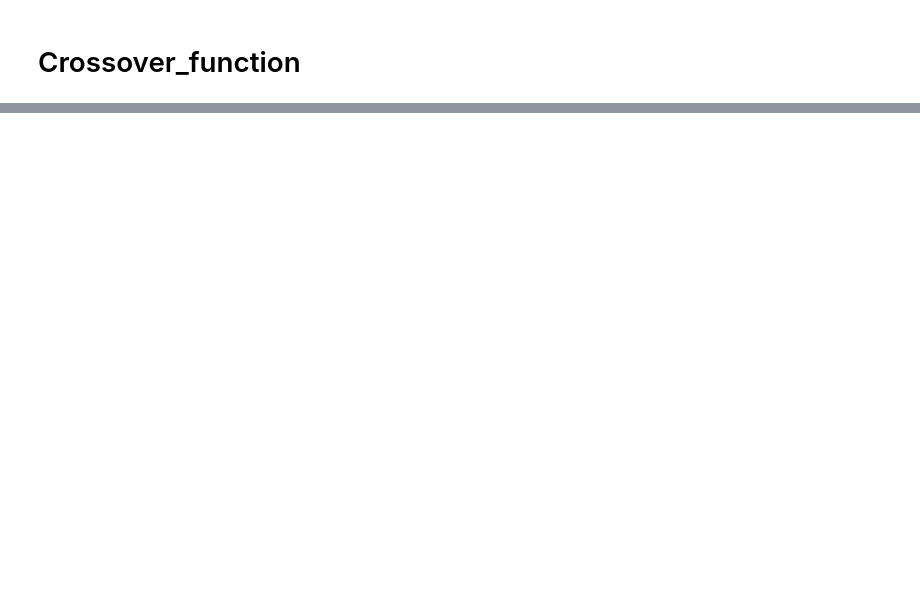
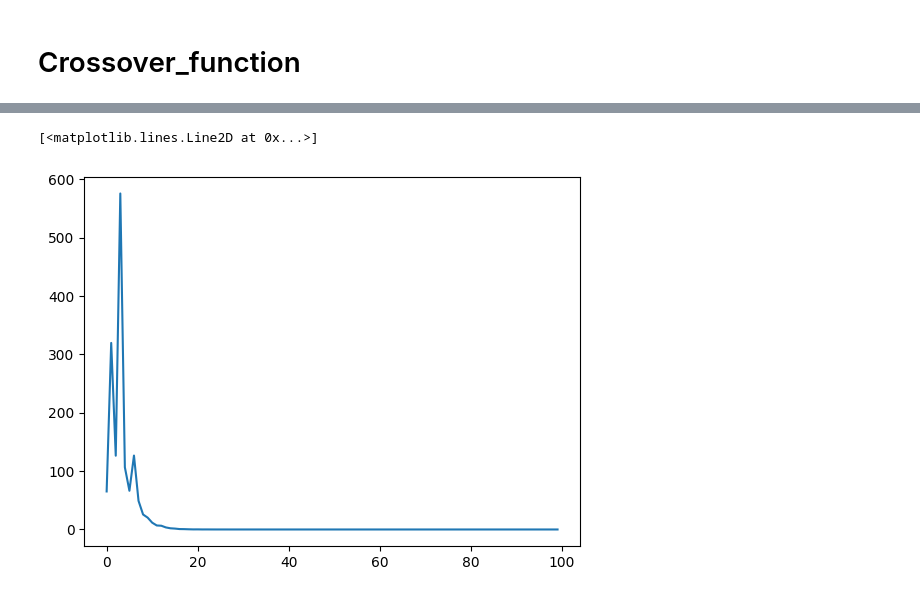
Before and after one commit to tintenderete/TFM, a Jupyter notebook: revision_evolutivo.ipynb, the cells around one changed output, grey strips where cells are left out. Cells and saved outputs as stored; diff of their text form; code cells hidden in the pictures; blank space fills up the shorter version.

```diff
--- a/revision_evolutivo.ipynb
+++ b/revision_evolutivo.ipynb
@@ -314,0 +146,3 @@ pop_models = models_factory.run(individuos = pop)
+# %%
+for i in range(10):
+  print(get_ind_A())
@@ -314,0 +176,30 @@ pop_models = models_factory.run(individuos = pop)
+# %%
+def create_model(iput_shape, output_shape, ind_gens, learning_rate=0.001):
+
+  numero_de_layers_densas1 = ind_gens[0]
+  numero_de_units1= ind_gens[1]
+  activation1= ind_gens[2]
+  numero_de_layers_densas2= ind_gens[3]
+  numero_de_units2 = ind_gens[4]
+  activation2= ind_gens[5]
+  output_activation = ind_gens[6]
+
+  inputs = keras.Input(shape=(iput_shape))
+  m = inputs
+
+  for i in range(numero_de_layers_densas1):
+    m = Dense( units=numero_de_units1 , activation=activation1 )(m)
+
+  for i in range(numero_de_layers_densas2):
+    m = Dense( units=numero_de_units2 , activation=activation2 )(m)
+
+  m = Flatten()(m)
+  outputs = Dense(output_shape, activation = output_activation)(m)
+  model = keras.Model(inputs=inputs, outputs=outputs)
+  model.compile(
+      loss='mse',
+      optimizer=keras.optimizers.Adam(learning_rate=learning_rate),
+      metrics=[],
+    )
+
+  return model
@@ -476,0 +498,4 @@ print(selection.tournament_selection(pop, fitness))
+# %%
+#bad_gen = initial_population[3]
+bad_model = create_model(X.shape[1:], Y.shape[1],[3 ,140 ,'linear' ,3, 40, 'linear', 'linear'], learning_rate=0.01)
+bad_model.summary()
@@ -476,0 +520,5 @@ print(selection.tournament_selection(pop, fitness))
+# %%
+bad_h = bad_model.fit(X,Y,
+                  epochs=100,
+                  batch_size = 2,
+                  verbose=1)
@@ -476,0 +543,5 @@ print(selection.tournament_selection(pop, fitness))
+# %%
+plt.plot(bad_h.history['loss'])
+# %% [output]
+[<matplotlib.lines.Line2D at 0x...>]
+[figure, added]
```
Also changed, not shown: parts of 65 cells of this notebook.
